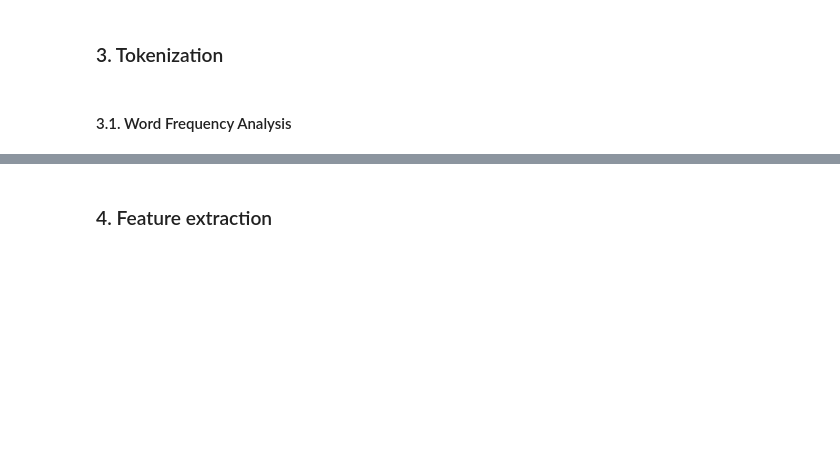
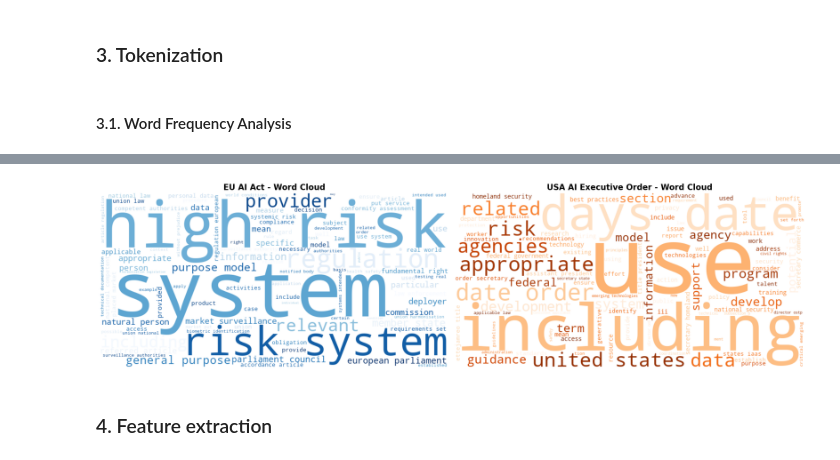
Before and after one commit to nicolasreichardt/nlp-research-note, a Jupyter notebook: NLP_pipeline.ipynb, the cells around one changed output, grey strips where cells are left out. Saved outputs shown, nothing was run; the diff lists cells and outputs as text; code cells hidden in the pictures; blank space fills up the shorter version.

```diff
--- a/NLP_pipeline.ipynb
+++ b/NLP_pipeline.ipynb
@@ -159,3 +165,40 @@ Common words in both documents: 1356
+# %%
+# Combine filtered tokens from both documents
+combined_filtered = tokens_EU_filtered + tokens_US_filtered
+
+# Create a single word cloud with all unique words
+combined_text = ' '.join(combined_filtered)
+
+# Create figure with two subplots
+fig, axes = plt.subplots(1, 2, figsize=(20, 8))
+
+# Generate word cloud for EU AI Act
+eu_text = ' '.join(tokens_EU_filtered)
+wordcloud_eu = WordCloud(width=800, height=400,
+                          background_color='white',
+                          colormap='Blues',
+                          max_words=100).generate(eu_text)
+
+axes[0].imshow(wordcloud_eu, interpolation='bilinear')
+axes[0].axis('off')
+axes[0].set_title('EU AI Act - Word Cloud', fontsize=16, fontweight='bold')
+
+# Generate word cloud for USA AI Executive Order
+us_text = ' '.join(tokens_US_filtered)
+wordcloud_us = WordCloud(width=800, height=400,
+                          background_color='white',
+                          colormap='Oranges',
+                          max_words=100).generate(us_text)
+
+axes[1].imshow(wordcloud_us, interpolation='bilinear')
+axes[1].axis('off')
+axes[1].set_title('USA AI Executive Order - Word Cloud', fontsize=16, fontweight='bold')
+
+plt.tight_layout()
+plt.savefig('plots/wordcloud_comparison.png', dpi=300, bbox_inches='tight')
+plt.show()
+# %% [output]
+[figure, added]
 # %% [markdown]
 ### 4. Feature extraction
 # %% [markdown]
```
Also changed, not shown: parts of 10 cells of this notebook, 10 other files.
